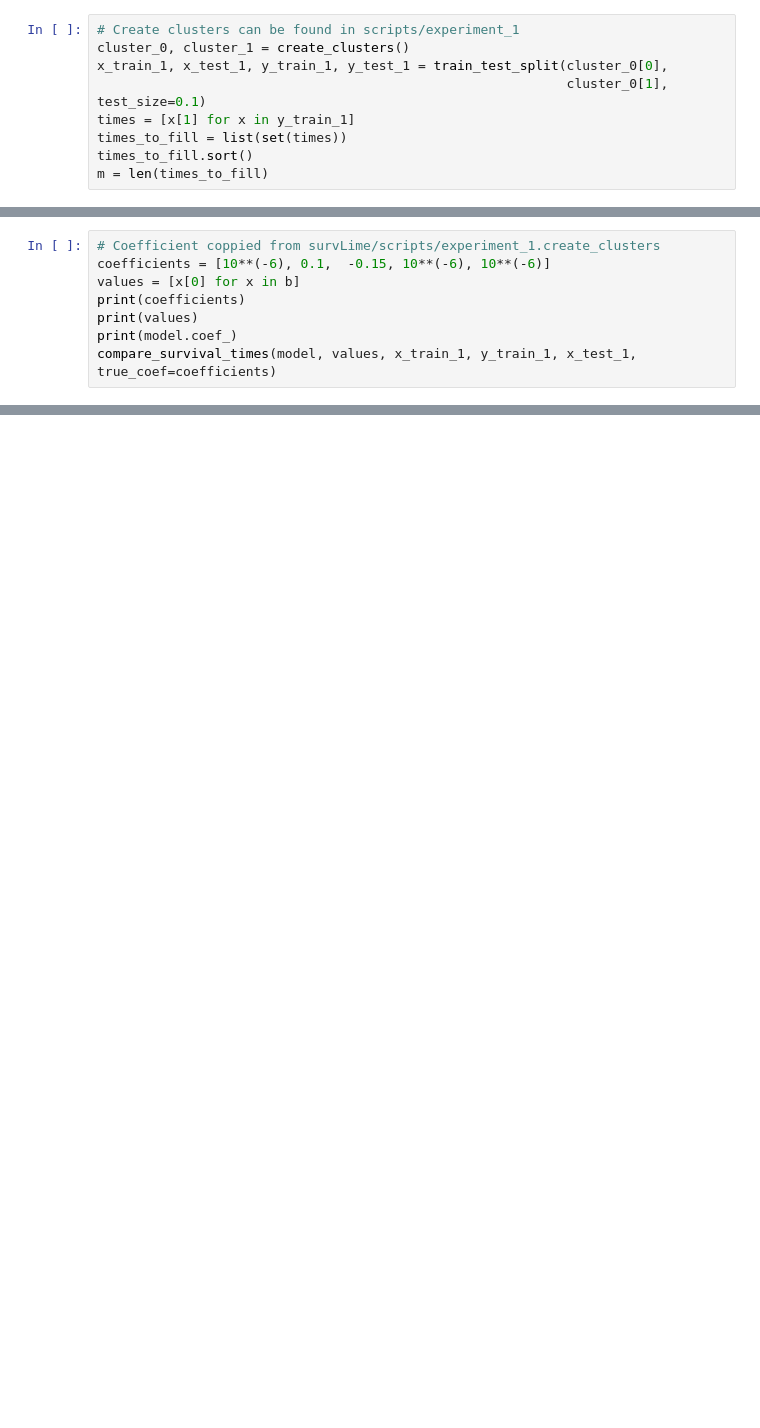
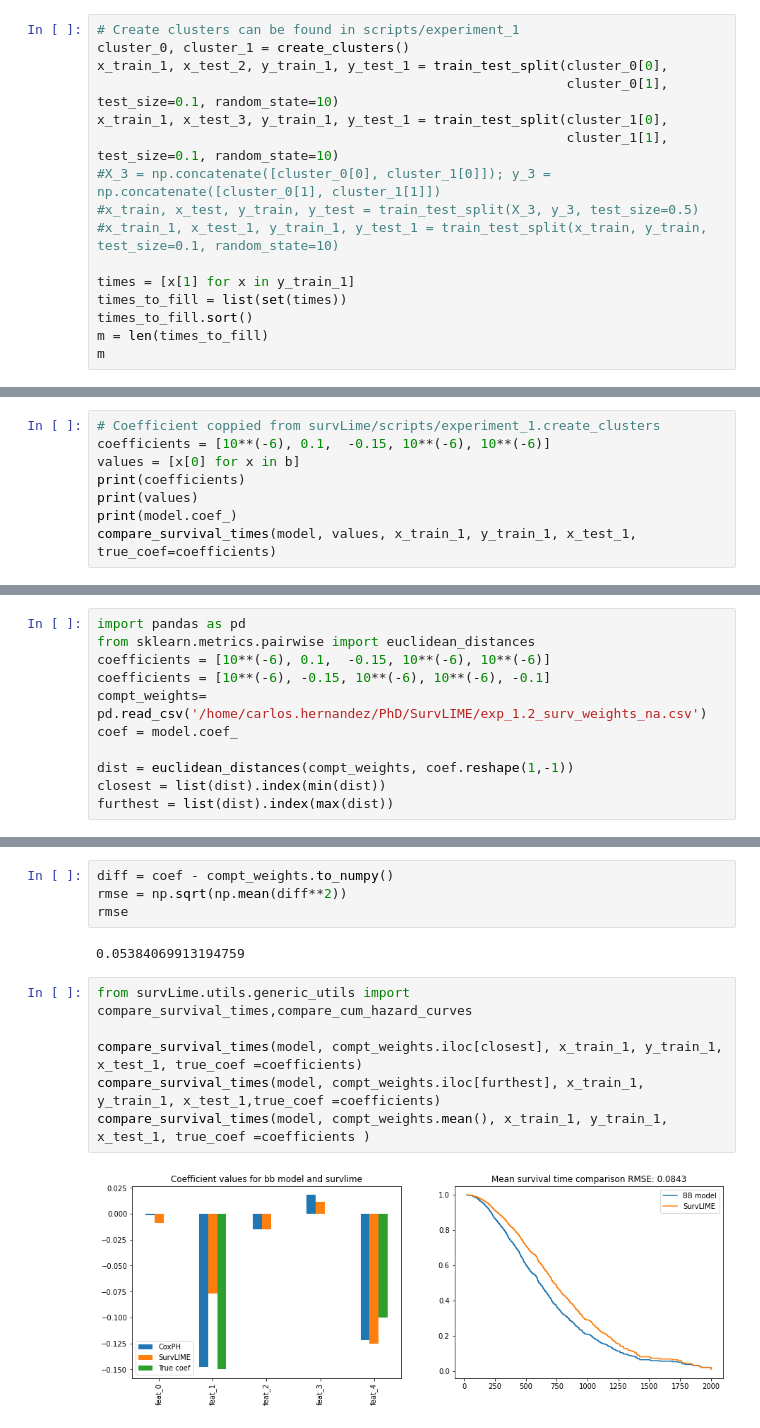
Before and after one commit to imatge-upc/SurvLIMEpy, a Jupyter notebook: survLime/notebooks/simulated_data_example.ipynb, the cells around one changed output, grey strips where cells are left out. Drawn from its saved outputs; the diff is of its cells as text; blank space fills up the shorter version.

```diff
--- a/survLime/notebooks/simulated_data_example.ipynb
+++ b/survLime/notebooks/simulated_data_example.ipynb
@@ -16,9 +16,16 @@ np.random.seed(42)
 # %%
 # Create clusters can be found in scripts/experiment_1
 cluster_0, cluster_1 = create_clusters()
-x_train_1, x_test_1, y_train_1, y_test_1 = train_test_split(cluster_0[0],
-                                                            cluster_0[1], test_size=0.1)
+x_train_1, x_test_2, y_train_1, y_test_1 = train_test_split(cluster_0[0],
+                                                            cluster_0[1], test_size=0.1, random_state=10)
+x_train_1, x_test_3, y_train_1, y_test_1 = train_test_split(cluster_1[0],
+                                                            cluster_1[1], test_size=0.1, random_state=10)
+#X_3 = np.concatenate([cluster_0[0], cluster_1[0]]); y_3 = np.concatenate([cluster_0[1], cluster_1[1]])
+#x_train, x_test, y_train, y_test = train_test_split(X_3, y_3, test_size=0.5)
+#x_train_1, x_test_1, y_train_1, y_test_1 = train_test_split(x_train, y_train, test_size=0.1, random_state=10)
+
 times = [x[1] for x in y_train_1]
 times_to_fill = list(set(times))
 times_to_fill.sort()
 m = len(times_to_fill)
+m
@@ -62,0 +94,11 @@ compare_survival_times(model, values, x_train_1, y_train_1, x_test_1, true_coef=
+# %%
+import pandas as pd
+from sklearn.metrics.pairwise import euclidean_distances
+coefficients = [10**(-6), 0.1,  -0.15, 10**(-6), 10**(-6)]
+coefficients = [10**(-6), -0.15, 10**(-6), 10**(-6), -0.1]
+compt_weights= pd.read_csv('/home/carlos.hernandez/PhD/SurvLIME/exp_1.2_surv_weights_na.csv')
+coef = model.coef_
+
+dist = euclidean_distances(compt_weights, coef.reshape(1,-1))
+closest = list(dist).index(min(dist))
+furthest = list(dist).index(max(dist))
@@ -62,0 +133,14 @@ compare_survival_times(model, values, x_train_1, y_train_1, x_test_1, true_coef=
+# %%
+diff = coef - compt_weights.to_numpy()
+rmse = np.sqrt(np.mean(diff**2))
+rmse
+# %% [output]
+0.05384069913194759
+# %%
+from survLime.utils.generic_utils import compare_survival_times,compare_cum_hazard_curves
+
+compare_survival_times(model, compt_weights.iloc[closest], x_train_1, y_train_1, x_test_1, true_coef =coefficients)
+compare_survival_times(model, compt_weights.iloc[furthest], x_train_1, y_train_1, x_test_1,true_coef =coefficients)
+compare_survival_times(model, compt_weights.mean(), x_train_1, y_train_1, x_test_1, true_coef =coefficients )
+# %% [output]
+[figure, added]
```
Also changed, not shown: parts of 11 cells of this notebook, 4 other files.
